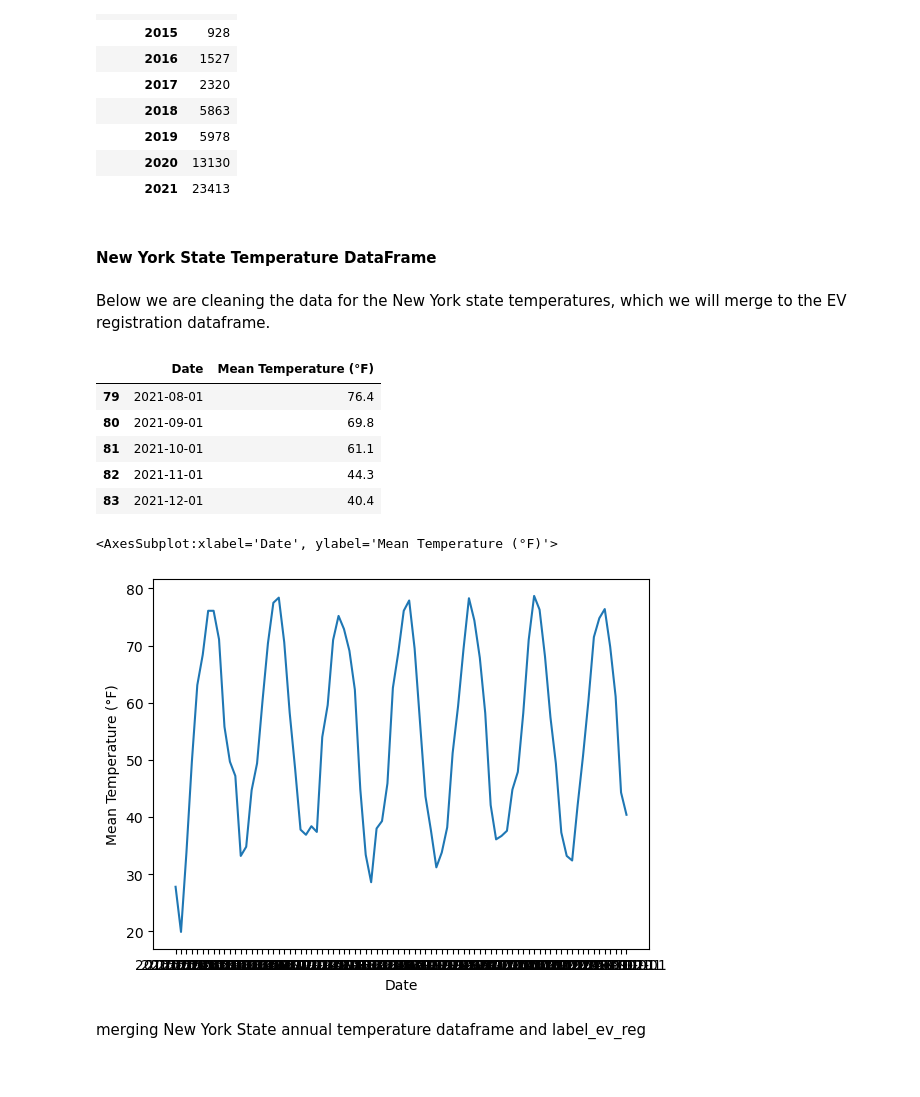
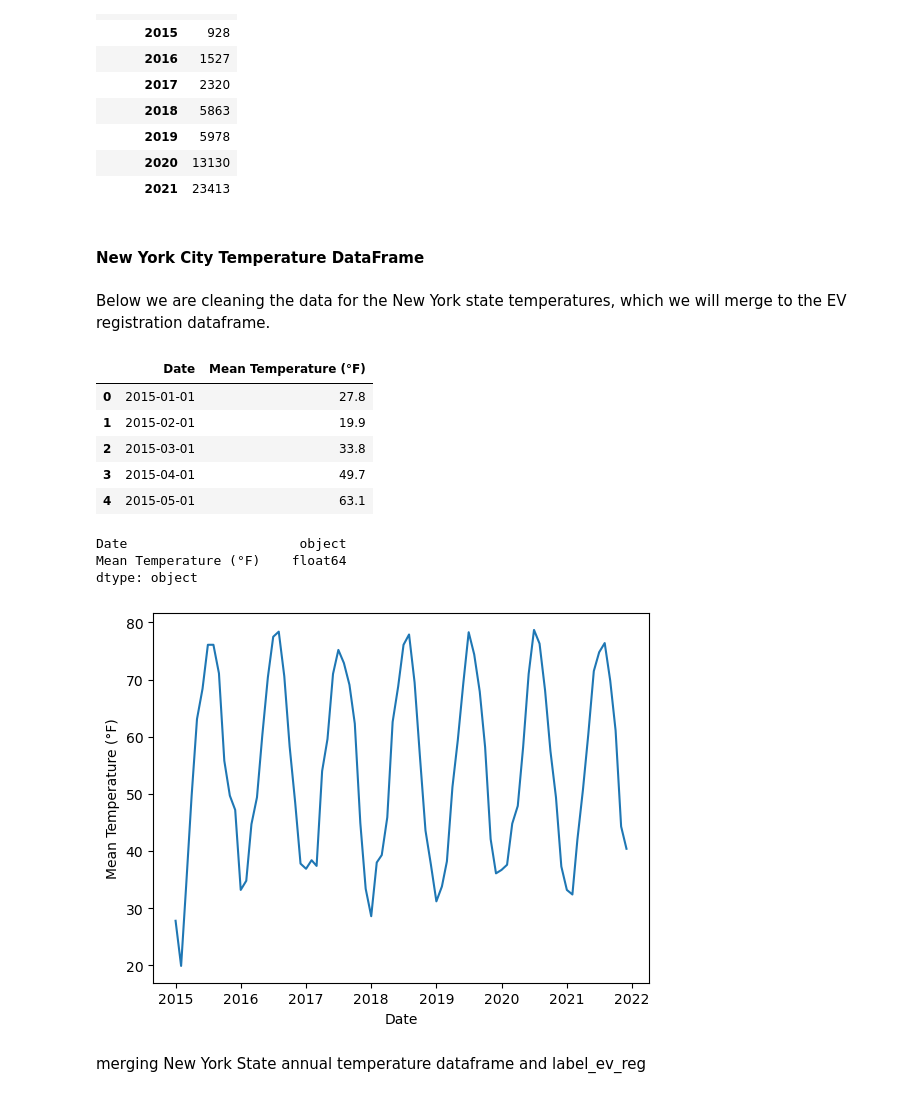
Before and after one commit to Hosseindbr/Ev-projected-sale, a Jupyter notebook: machin_learning.ipynb, the cells around one changed output. Saved outputs shown, nothing was run; the diff lists cells and outputs as text; code cells hidden in the pictures.

```diff
--- a/machin_learning.ipynb
+++ b/machin_learning.ipynb
@@ -137,26 +138,33 @@ label_ev_pop.head(20)
 | 2020 | 13130 |
 | 2021 | 23413 |
 # %% [markdown]
-#### New York State Temperature DataFrame
+#### New York City Temperature DataFrame
 # %% [markdown]
 Below we are cleaning the data for the New York state temperatures, which we will merge to the EV registration dataframe.
 # %%
 NY_state_annual_temperature = pd.read_csv("Resources/NY-state-annual-temperature.csv")
 # New York_state_annual_temperature['Date'] = [int(str(date)[-2:]) for date in New York_state_annual_temperature['Date']]
-NY_state_annual_temperature.tail()
+NY_state_annual_temperature.head()
 # %% [output]
 |  | Date | Mean Temperature (°F) |
-| 79 | 2021-08-01 | 76.4 |
-| 80 | 2021-09-01 | 69.8 |
-| 81 | 2021-10-01 | 61.1 |
-| 82 | 2021-11-01 | 44.3 |
-| 83 | 2021-12-01 | 40.4 |
+| 0 | 2015-01-01 | 27.8 |
+| 1 | 2015-02-01 | 19.9 |
+| 2 | 2015-03-01 | 33.8 |
+| 3 | 2015-04-01 | 49.7 |
+| 4 | 2015-05-01 | 63.1 |
+# %%
+NY_state_annual_temperature.dtypes
+# %% [output]
+Date                      object
+Mean Temperature (°F)    float64
+dtype: object
 # %%
 import seaborn as sns
-sns.lineplot(data=NY_state_annual_temperature, x='Date', y='Mean Temperature (°F)')
+df_temperature=NY_state_annual_temperature.copy()
+df_temperature['Date'] = pd.to_datetime(df_temperature['Date'], format = '%Y-%m')
+ax= sns.lineplot(data=df_temperature, x='Date', y='Mean Temperature (°F)')
 # %% [output]
-<AxesSubplot:xlabel='Date', ylabel='Mean Temperature (°F)'>
-[figure, old version]
+[figure, new version]
 # %%
 NY_state_annual_temperature["Date"] = NY_state_annual_temperature["Date"].str[:-6]
 # %%
```
Also changed, not shown: parts of 32 cells of this notebook.
